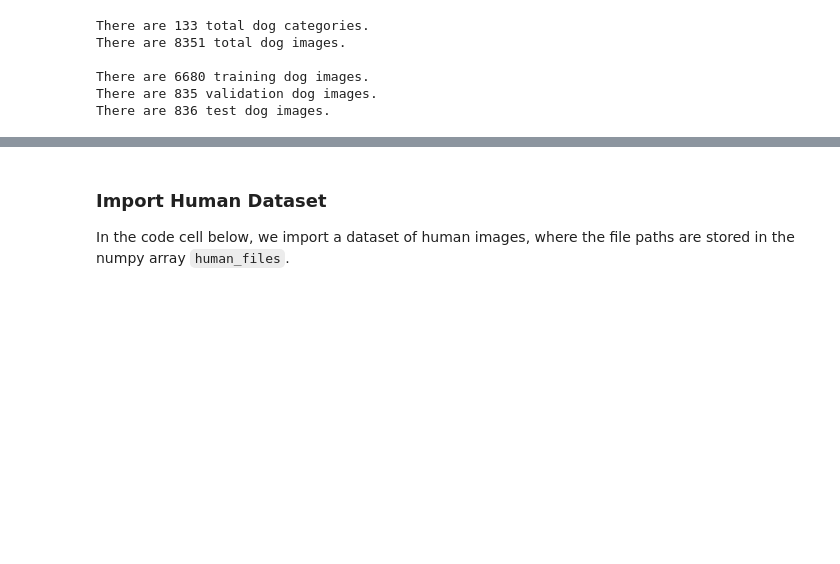
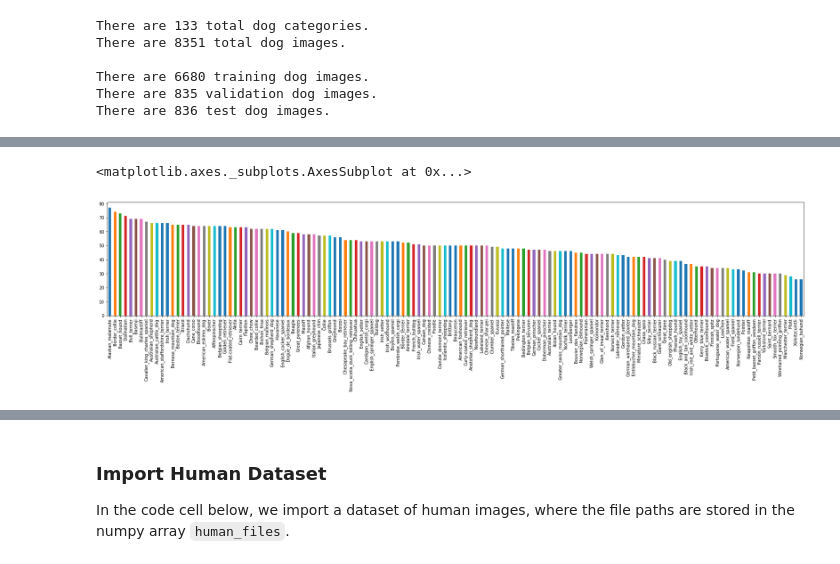
Before and after one commit to shangkaul/dog_breed_CNN_capstone, a Jupyter notebook: dog_app.ipynb, the cells around one changed output, grey strips where cells are left out. Saved outputs shown, nothing was run; the diff lists cells and outputs as text; code cells hidden in the pictures; blank space fills up the shorter version.

```diff
--- a/dog_app.ipynb
+++ b/dog_app.ipynb
@@ -95,3 +95,9 @@ There are 8351 total dog images.
 There are 6680 training dog images.
 There are 835 validation dog images.
 There are 836 test dog images.
+# %%
+dog_class=[]
+for cat in dog_names:
+    dog_class.append(cat.split('.')[-1])
+
+train_files
@@ -97,0 +113,14 @@ There are 836 test dog images.
+# %%
+data=[]
+for row in train_files:
+    cat=row.split('.')[-2].split('/')[0]
+    index=row.split('/')[-1]
+    data_row=[index,cat]
+    data.append(data_row)
+
+df = pd.DataFrame(data, columns = ['img_path', 'Breed'])
+df['Breed'].value_counts().sort_values(ascending=False)
+df['Breed'].value_counts().plot(kind='bar',figsize=(30,5))
+# %% [output]
+<matplotlib.axes._subplots.AxesSubplot at 0x...>
+[figure, added]
```
Also changed, not shown: parts of 7 cells of this notebook.
